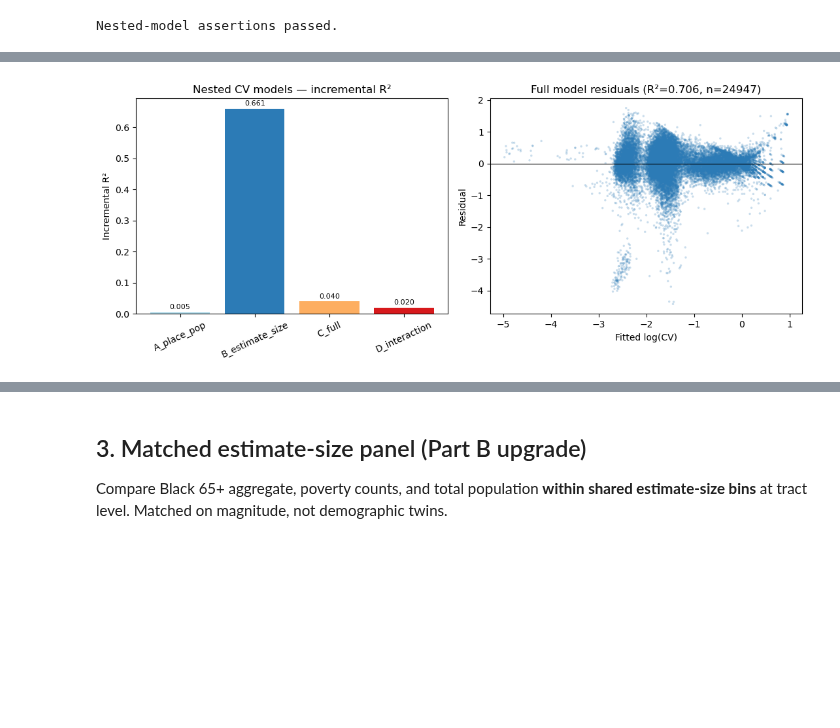
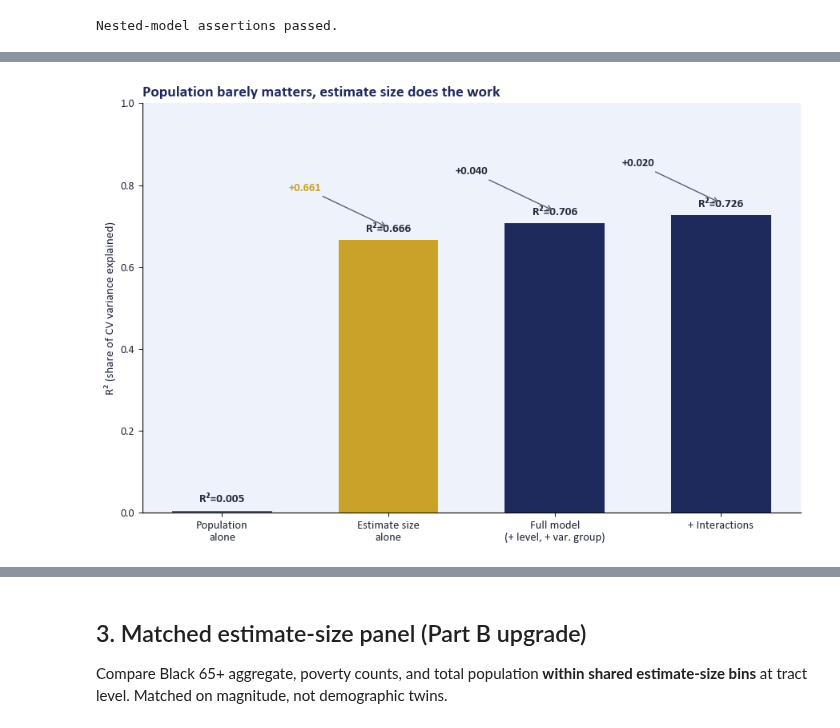
Before and after one commit to andrewswiniarski-hue/Census_Uncertainty_Analysis, a Jupyter notebook: notebooks/07-cv-driver-model.ipynb, the cells around one changed output, grey strips where cells are left out. Drawn from its saved outputs; the diff is of its cells as text; code cells hidden in the pictures; blank space fills up the shorter version.

```diff
--- a/notebooks/07-cv-driver-model.ipynb
+++ b/notebooks/07-cv-driver-model.ipynb
@@ -150,51 +150,54 @@ var_poverty          0.0748
 Name: coefficient, dtype: float64
 Nested-model assertions passed.
 # %%
-fig, axes = plt.subplots(1, 2, figsize=(11, 4.5))
+NAVY, GOLD, ICE, BODY, MUTED = "#1F2A5C", "#C9A227", "#EEF2FA", "#22283B", "#5A6072"
 
-# Incremental R2
-axes[0].bar(
-    r2_table["model"],
-    r2_table["incremental_r2"],
-    color=["#abd9e9", "#2c7bb6", "#fdae61", "#d7191c"],
-)
-axes[0].set_ylabel("Incremental R²")
-axes[0].set_title("Nested CV models — incremental R²")
-axes[0].tick_params(axis="x", rotation=25)
-for i, v in enumerate(r2_table["incremental_r2"]):
-    axes[0].text(i, v + 0.01, f"{v:.3f}", ha="center", fontsize=8)
+model_labels = {
+    "A_place_pop": "Population\nalone",
+    "B_estimate_size": "Estimate size\nalone",
+    "C_full": "Full model\n(+ level, + var. group)",
+    "D_interaction": "+ Interactions",
+}
+bar_colors = [MUTED, GOLD, NAVY, NAVY]
 
-# Residual vs fitted for full model
-axes[1].scatter(
-    models[2].fitted,
-    models[2].residuals,
-    s=6,
-    alpha=0.25,
-    c="#2c7bb6",
-    edgecolors="none",
-)
-axes[1].axhline(0, color="black", lw=0.8)
-axes[1].set_xlabel("Fitted log(CV)")
-axes[1].set_ylabel("Residual")
-axes[1].set_title(
-    f"Full model residuals (R²={models[2].r_squared:.3f}, n={models[2].n_obs})"
-)
-fig.tight_layout()
-out = PROCESSED / "eda07_nested_r2_and_residuals.png"
-fig.savefig(out, dpi=150)
-print("Saved", out)
-plt.show()
+with plt.rc_context({"font.family": "Calibri"}):
+    fig, ax = plt.subplots(figsize=(9, 6))
 
-# Cumulative R2 chart
-fig, ax = plt.subplots(figsize=(7, 4))
-ax.plot(r2_table["model"], r2_table["r_squared"], marker="o", color="#2c7bb6")
-ax.set_ylabel("R²")
-ax.set_title("Cumulative R² across nested CV driver models")
-ax.tick_params(axis="x", rotation=25)
-ax.set_ylim(0, min(1.05, r2_table["r_squared"].max() * 1.15))
-fig.tight_layout()
-out2 = PROCESSED / "eda07_cumulative_r2.png"
-fig.savefig(out2, dpi=150)
-print("Saved", out2)
-plt.show()
+    # R² waterfall — each bar is that model's total R², labeled with what
+    # was added relative to the previous step.
+    ax.set_facecolor(ICE)
+    x = np.arange(len(r2_table))
+    heights = r2_table["r_squared"].to_list()
+    deltas = r2_table["incremental_r2"].to_list()
+    labels = [model_labels[m] for m in r2_table["model"]]
+
+    ax.bar(x, heights, color=bar_colors, width=0.6, zorder=3)
+    for xi, h in zip(x, heights):
+        ax.text(xi, h + 0.02, f"R²={h:.3f}", ha="center", fontsize=11, color=BODY, fontweight="bold")
+    for i in range(1, len(x)):
+        mid_x = (x[i - 1] + x[i]) / 2
+        mid_y = max(heights[i - 1], heights[i]) + 0.12
+        ax.annotate(
+            f"+{deltas[i]:.3f}",
+            xy=(x[i], heights[i] + 0.03), xytext=(mid_x, mid_y),
+            fontsize=10.5, color=GOLD if i == 1 else BODY, fontweight="bold", ha="center",
+            arrowprops=dict(arrowstyle="->", color=MUTED, lw=1),
+        )
+    ax.set_xticks(x)
+    ax.set_xticklabels(labels, fontsize=10.5, color=BODY)
+    ax.set_ylabel("R² (share of CV variance explained)", fontsize=11, color=BODY)
+    ax.set_ylim(0, min(1.0, max(heights) * 1.4))
+    ax.set_title(
+        "Population barely matters, estimate size does the work",
+        fontsize=14, color=NAVY, fontweight="bold", loc="left",
+    )
+    ax.spines["top"].set_visible(False)
+    ax.spines["right"].set_visible(False)
+    ax.tick_params(colors=BODY)
+
+    fig.tight_layout()
+    out = PROCESSED / "eda07_r2_waterfall.png"
+    fig.savefig(out, dpi=150, facecolor="white")
+    print("Saved", out)
+    plt.show()
 # %% [output]
@@ -202 +205 @@ Saved C:\Users\justu\OneDrive\Desktop\MSBA\Capstone\Census_Uncertainty_Analysis-
-[figure, old version]
+[figure, new version]
```
Also changed, not shown: parts of 4 cells of this notebook, 3 other files.
